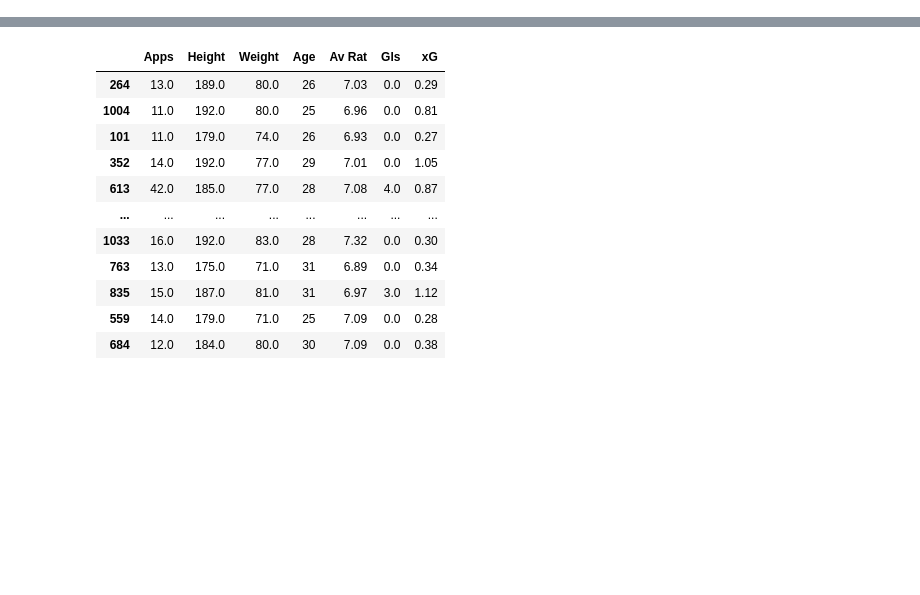
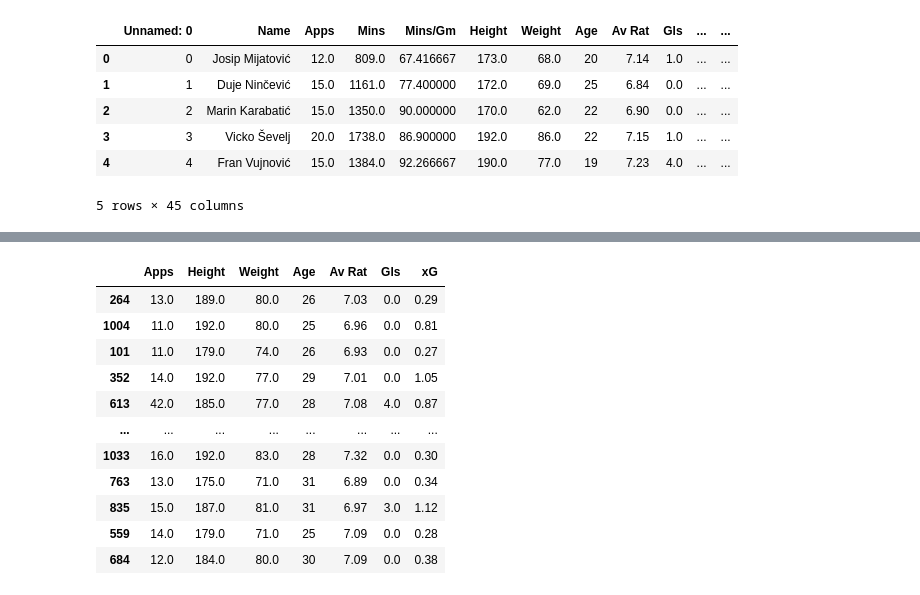
Before and after one commit to gani88/ML-DataScience, a Jupyter notebook: Football_Manager_Predict_CA_using_RandomForest.ipynb, the cells around one changed output, grey strips where cells are left out. Drawn from its saved outputs; the diff is of its cells as text; code cells hidden in the pictures; blank space fills up the shorter version.

```diff
--- a/Football_Manager_Predict_CA_using_RandomForest.ipynb
+++ b/Football_Manager_Predict_CA_using_RandomForest.ipynb
@@ -10,6 +8,16 @@ from sklearn.metrics import mean_absolute_error
 # Load data
 att_data_path = "/content/variables.csv"
 att_data = pd.read_csv(att_data_path)
+# %%
+att_data.head()
+# %% [output]
+|  | Unnamed: 0 | Name | Apps | Mins | Mins/Gm | Height | Weight | Age | Av Rat | Gls | ... | ... |
+| 0 | 0 | Josip Mijatović | 12.0 | 809.0 | 67.416667 | 173.0 | 68.0 | 20 | 7.14 | 1.0 | ... | ... |
+| 1 | 1 | Duje Ninčević | 15.0 | 1161.0 | 77.400000 | 172.0 | 69.0 | 25 | 6.84 | 0.0 | ... | ... |
+| 2 | 2 | Marin Karabatić | 15.0 | 1350.0 | 90.000000 | 170.0 | 62.0 | 22 | 6.90 | 0.0 | ... | ... |
+| 3 | 3 | Vicko Ševelj | 20.0 | 1738.0 | 86.900000 | 192.0 | 86.0 | 22 | 7.15 | 1.0 | ... | ... |
+| 4 | 4 | Fran Vujnović | 15.0 | 1384.0 | 92.266667 | 190.0 | 77.0 | 19 | 7.23 | 4.0 | ... | ... |
+5 rows × 45 columns
 # %%
 # Cleaning Data
 att_data = att_data.dropna(axis=0)
```
Also changed, not shown: parts of 8 cells of this notebook.
